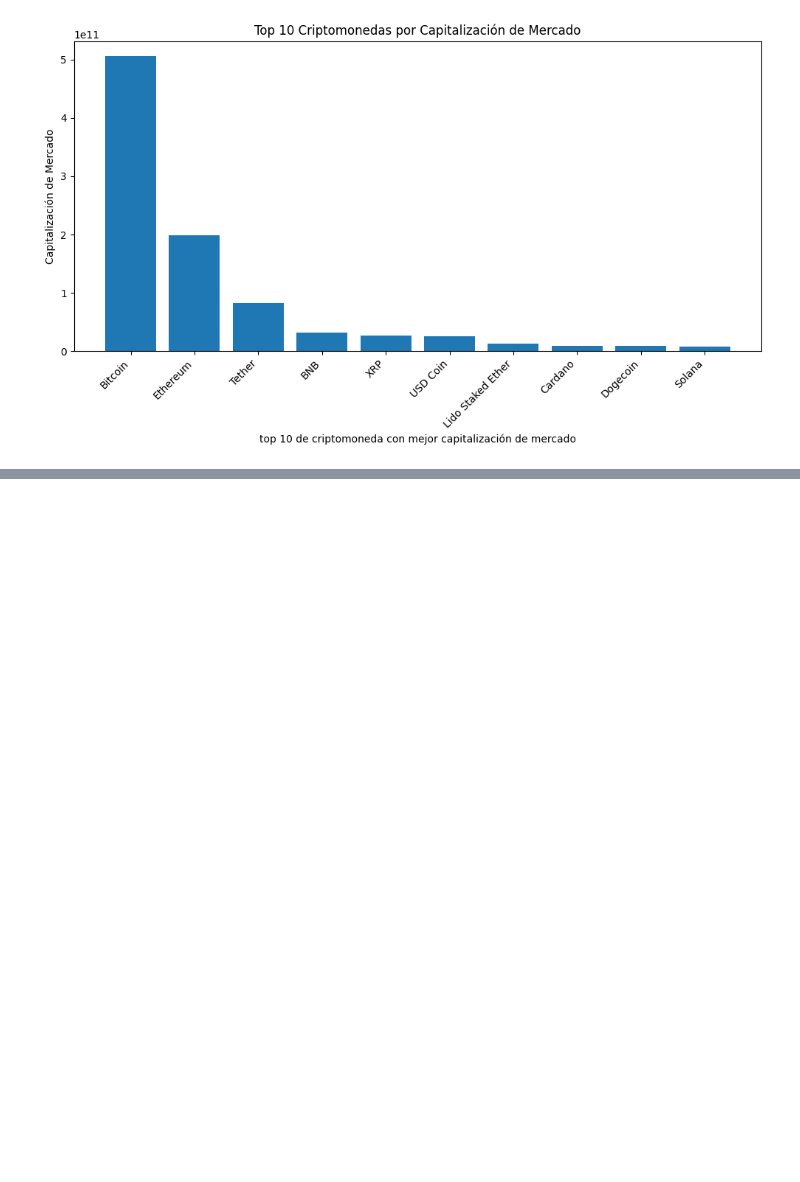
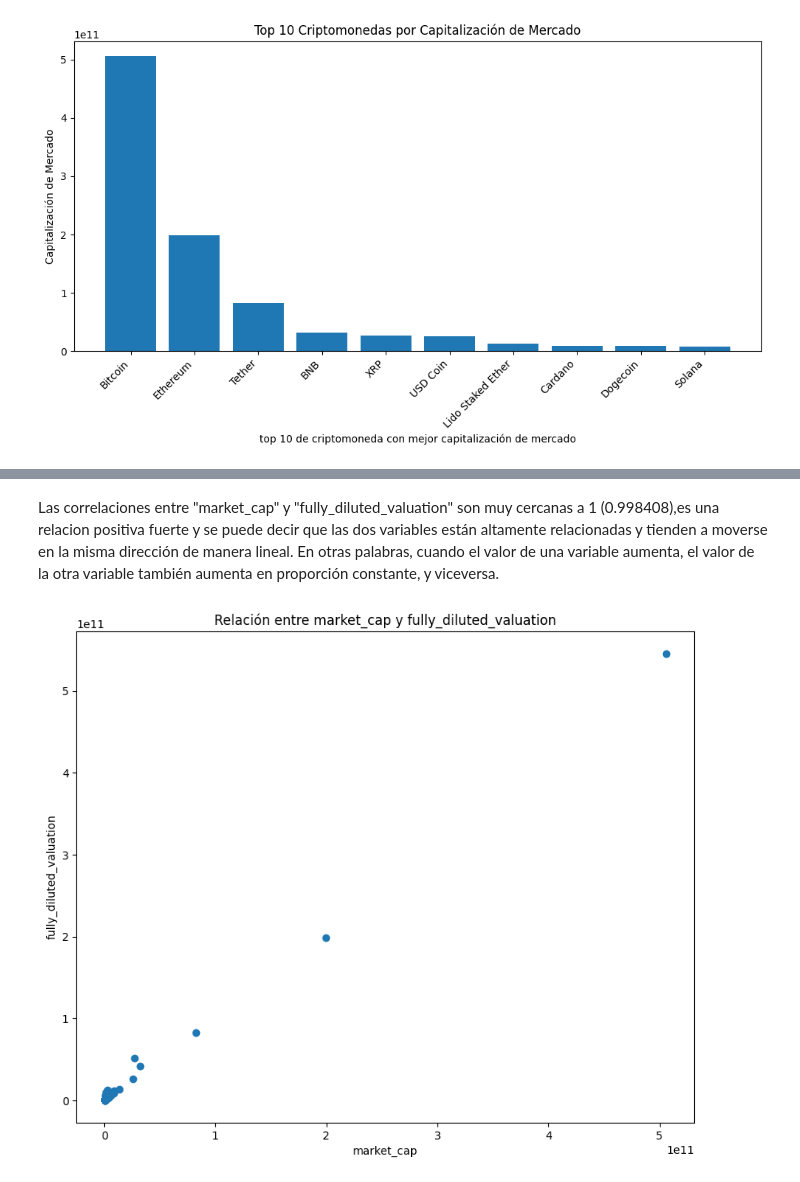
Before and after one commit to melodiromero/criptomonedas, a Jupyter notebook: eda.ipynb, the cells around one changed output, grey strips where cells are left out. Cells and saved outputs as stored; diff of their text form; code cells hidden in the pictures; blank space fills up the shorter version.

```diff
--- a/eda.ipynb
+++ b/eda.ipynb
@@ -239,0 +247,12 @@ market_cap
+# %% [markdown]
+Las correlaciones entre "market_cap" y "fully_diluted_valuation" son muy cercanas a 1 (0.998408),es una relacion positiva fuerte y se puede decir que las dos variables están altamente relacionadas y tienden a moverse en la misma dirección de manera lineal. En otras palabras, cuando el valor de una variable aumenta, el valor de la otra variable también aumenta en proporción constante, y viceversa.
+# %%
+# Scatter plot entre 'budget' y 'revenue'
+plt.figure(figsize=(10, 8))
+plt.scatter(df['market_cap'], df['fully_diluted_valuation'])
+plt.xlabel('market_cap')
+plt.ylabel('fully_diluted_valuation')
+plt.title('Relación entre market_cap y fully_diluted_valuation')
+plt.show()
+# %% [output]
+[figure, added]
```
Also changed, not shown: parts of 11 cells of this notebook, 2 other files.
